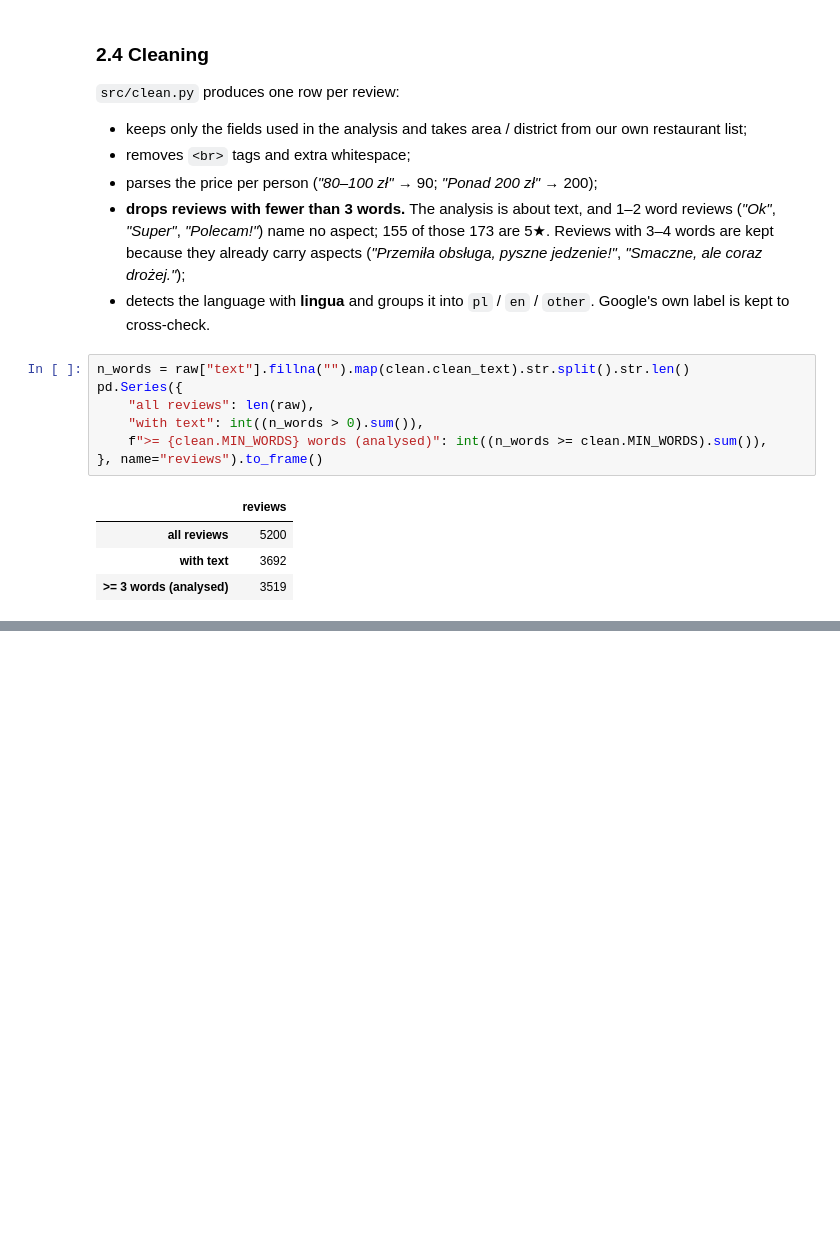
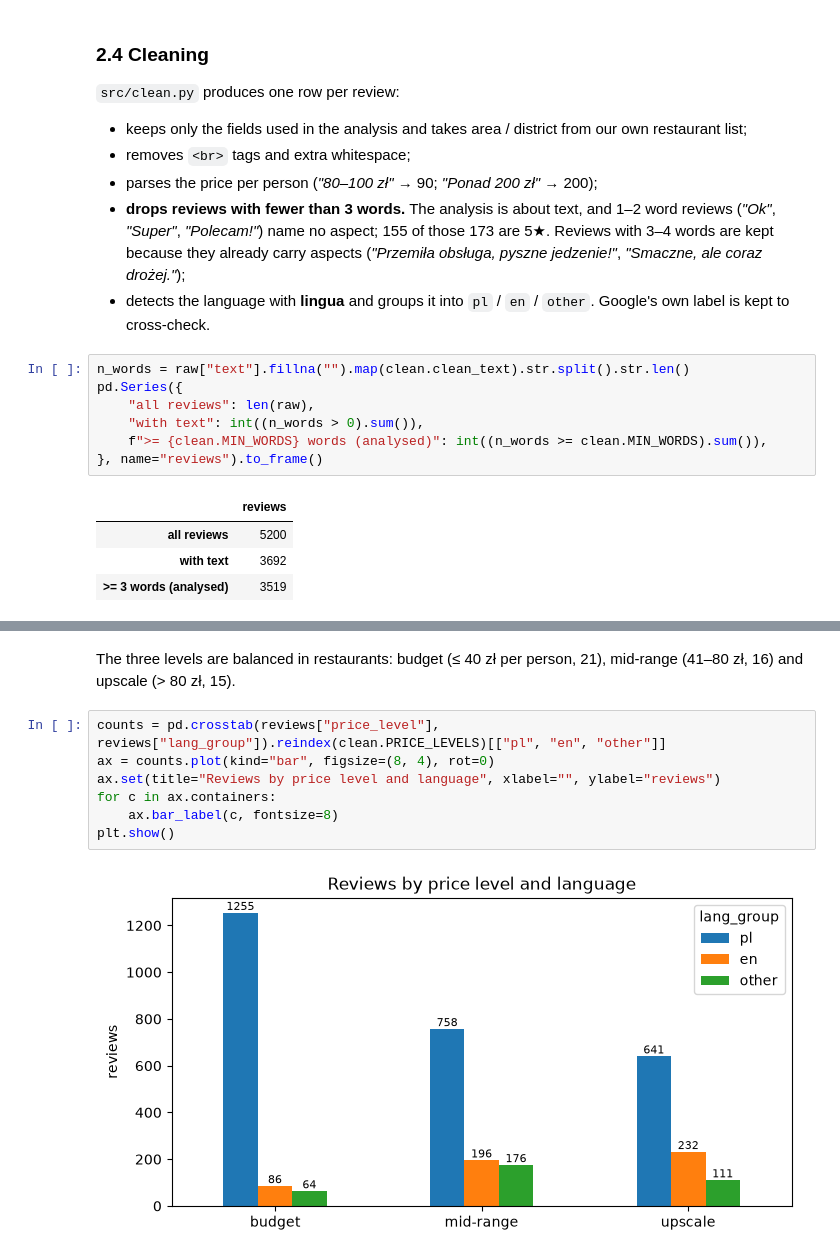
Before and after one commit to mateoseasc/Warsaw_Restaurant_Reviews, a Jupyter notebook: notebooks/analysis.ipynb, the cells around one changed output, grey strips where cells are left out. Drawn from its saved outputs; the diff is of its cells as text; blank space fills up the shorter version.

```diff
--- a/notebooks/analysis.ipynb
+++ b/notebooks/analysis.ipynb
@@ -259,0 +299,12 @@ sentence-level sentiment (XLM-RoBERTa), aspect × sentiment table, comparisons b
+# %% [markdown]
+The three levels are balanced in restaurants: budget (≤ 40 zł per person, 21), mid-range (41–80 zł, 16) and
+upscale (> 80 zł, 15).
+# %%
+counts = pd.crosstab(reviews["price_level"], reviews["lang_group"]).reindex(clean.PRICE_LEVELS)[["pl", "en", "other"]]
+ax = counts.plot(kind="bar", figsize=(8, 4), rot=0)
+ax.set(title="Reviews by price level and language", xlabel="", ylabel="reviews")
+for c in ax.containers:
+    ax.bar_label(c, fontsize=8)
+plt.show()
+# %% [output]
+[figure, added]
```
Also changed, not shown: parts of 19 cells of this notebook, 2 other files.
